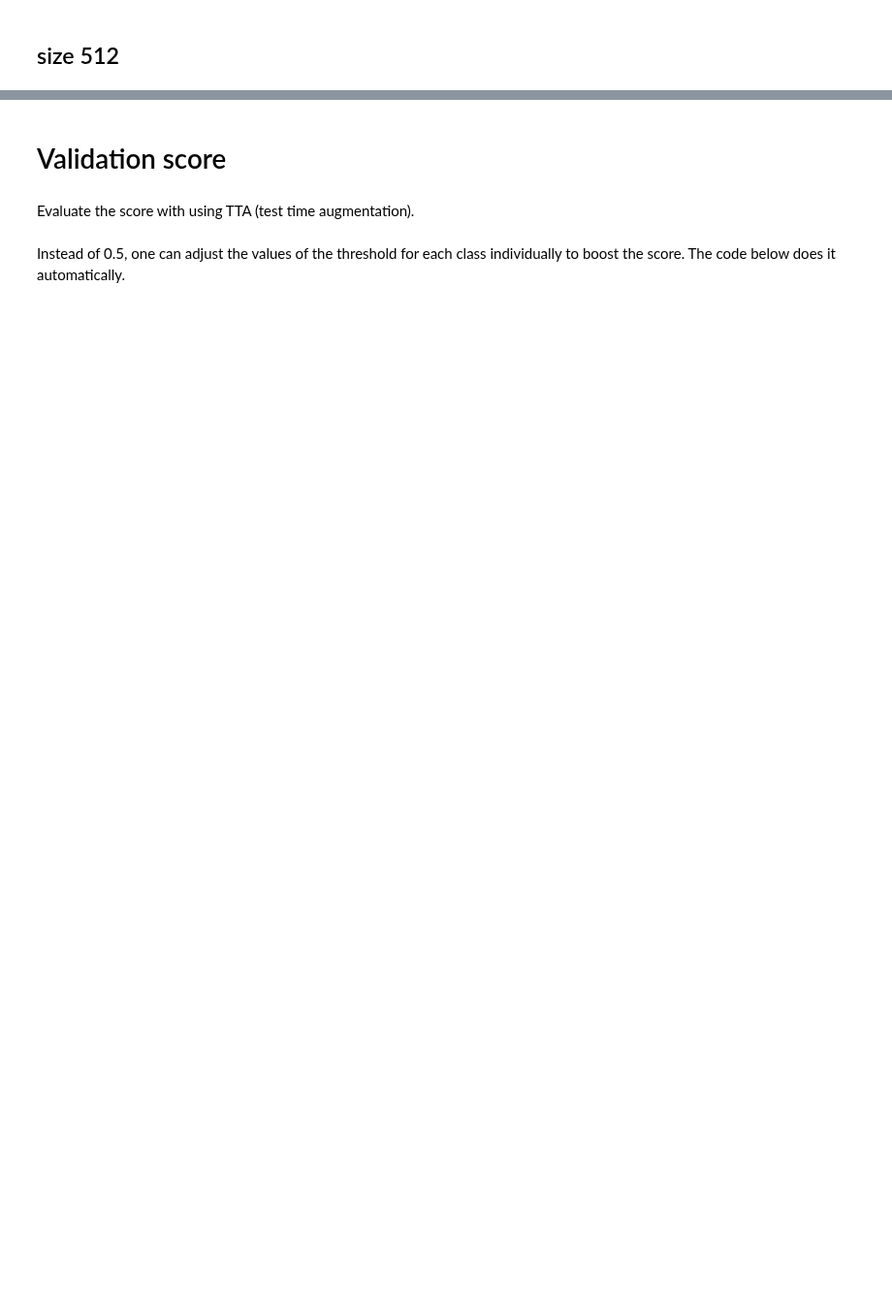
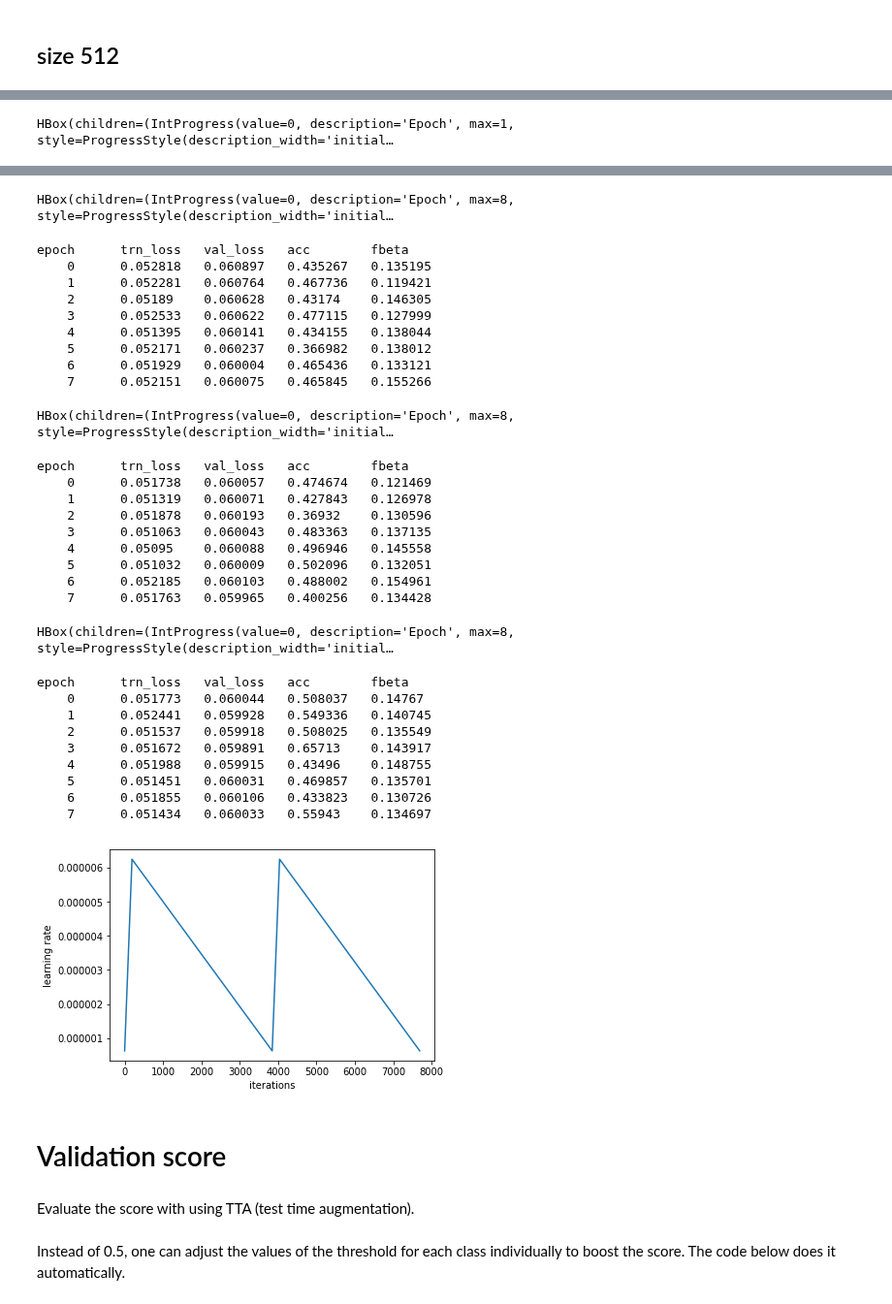
Before and after one commit to ChristophNeuner/human-protein-atlas-image-classification, a Jupyter notebook: fastaiV07.ipynb, the cells around one changed output, grey strips where cells are left out. Shown at 97% size. Cells and saved outputs as stored; diff of their text form; code cells hidden in the pictures; blank space fills up the shorter version.

```diff
--- a/fastaiV07.ipynb
+++ b/fastaiV07.ipynb
@@ -604,0 +682,24 @@ bs = 32
+# %%
+lr = 1e-4
+with warnings.catch_warnings():
+    warnings.simplefilter("ignore")
+    learner.fit(lr,1)
+
+learner.unfreeze()
+lrs=np.array([lr/10,lr/3,lr])
+
+with warnings.catch_warnings():
+    warnings.simplefilter("ignore")
+    learner.fit(lrs/4,4,cycle_len=2,use_clr=(10,20))
+
+with warnings.catch_warnings():
+    warnings.simplefilter("ignore")
+    learner.fit(lrs/16,2,cycle_len=4,use_clr=(10,20))
+
+learner.sched.plot_lr()
+
+with warnings.catch_warnings():
+    warnings.simplefilter("ignore")
+    learner.fit(lrs/32,1,cycle_len=8,use_clr=(10,20))
+# %% [output]
+HBox(children=(IntProgress(value=0, description='Epoch', max=1, style=ProgressStyle(description_width='initial…
@@ -604,0 +708,31 @@ bs = 32
+HBox(children=(IntProgress(value=0, description='Epoch', max=8, style=ProgressStyle(description_width='initial…
+epoch      trn_loss   val_loss   acc        fbeta
+    0      0.052818   0.060897   0.435267   0.135195
+    1      0.052281   0.060764   0.467736   0.119421
+    2      0.05189    0.060628   0.43174    0.146305
+    3      0.052533   0.060622   0.477115   0.127999
+    4      0.051395   0.060141   0.434155   0.138044
+    5      0.052171   0.060237   0.366982   0.138012
+    6      0.051929   0.060004   0.465436   0.133121
+    7      0.052151   0.060075   0.465845   0.155266
+HBox(children=(IntProgress(value=0, description='Epoch', max=8, style=ProgressStyle(description_width='initial…
+epoch      trn_loss   val_loss   acc        fbeta
+    0      0.051738   0.060057   0.474674   0.121469
+    1      0.051319   0.060071   0.427843   0.126978
+    2      0.051878   0.060193   0.36932    0.130596
+    3      0.051063   0.060043   0.483363   0.137135
+    4      0.05095    0.060088   0.496946   0.145558
+    5      0.051032   0.060009   0.502096   0.132051
+    6      0.052185   0.060103   0.488002   0.154961
+    7      0.051763   0.059965   0.400256   0.134428
+HBox(children=(IntProgress(value=0, description='Epoch', max=8, style=ProgressStyle(description_width='initial…
+epoch      trn_loss   val_loss   acc        fbeta
+    0      0.051773   0.060044   0.508037   0.14767
+    1      0.052441   0.059928   0.549336   0.140745
+    2      0.051537   0.059918   0.508025   0.135549
+    3      0.051672   0.059891   0.65713    0.143917
+    4      0.051988   0.059915   0.43496    0.148755
+    5      0.051451   0.060031   0.469857   0.135701
+    6      0.051855   0.060106   0.433823   0.130726
+    7      0.051434   0.060033   0.55943    0.134697
+[figure, added]
```
Also changed, not shown: parts of 31 cells of this notebook.
